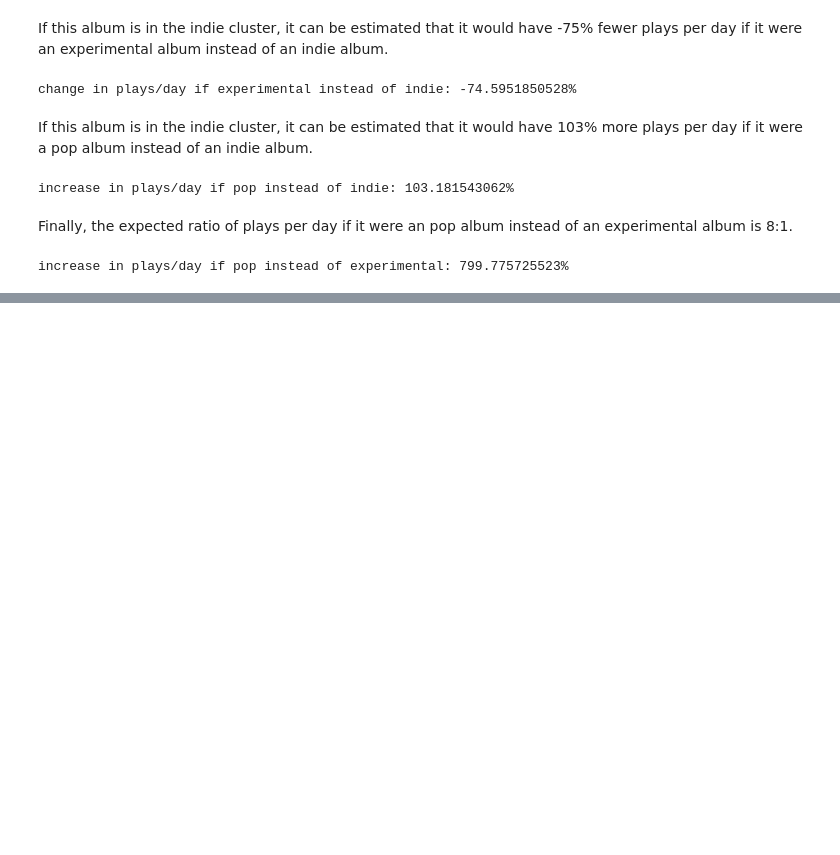
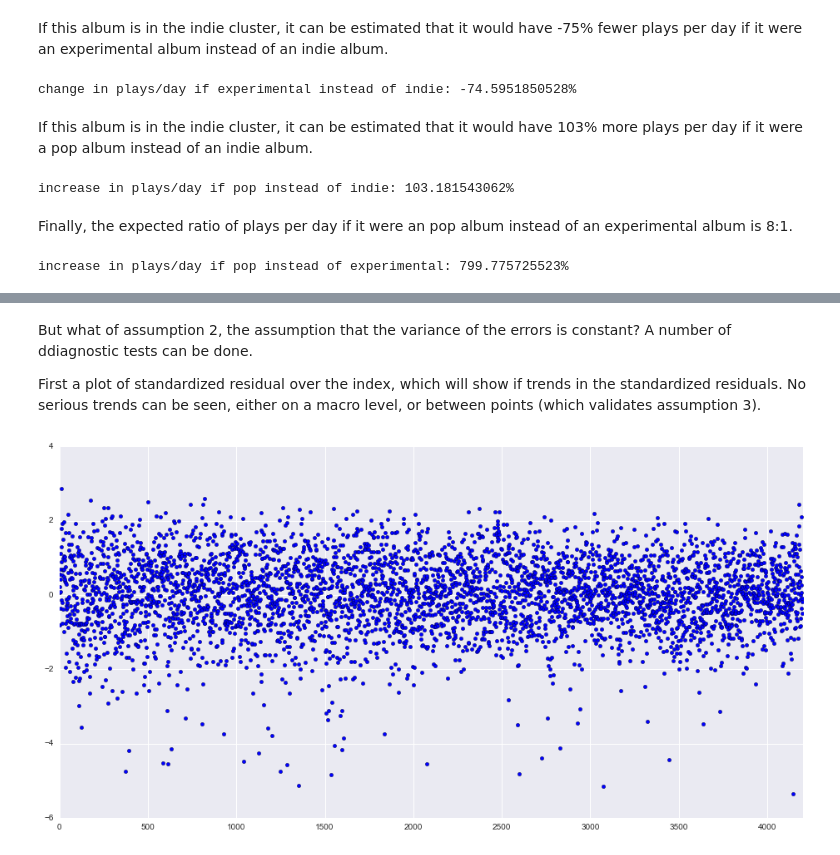
Before and after one commit to JBlumstein/pfk, a Jupyter notebook: Pitchfork_Analysis.ipynb, the cells around one changed output, grey strips where cells are left out. Cells and saved outputs as stored; diff of their text form; code cells hidden in the pictures; blank space fills up the shorter version.

```diff
--- a/Pitchfork_Analysis.ipynb
+++ b/Pitchfork_Analysis.ipynb
@@ -778,0 +827,12 @@ increase in plays/day if pop instead of experimental: 799.775725523%
+# %% [markdown]
+<p>But what of assumption 2, the assumption that the variance of the errors is constant? A number of ddiagnostic tests can be done.</p>
+
+<p>First a plot of standardized residual over the index, which will show if trends in the standardized residuals. No serious trends can be seen, either on a macro level, or between points (which validates assumption 3).</p>
+# %%
+f3, order_plot = plt.subplots() #supblot rqplot in figure f
+order_plot.scatter(df_f3.index,df_f3['standardized_residuals'])
+order_plot.set_xlim(left=0)
+order_plot.set_xlim(right=4200)
+f3.set_size_inches((16,8))
+# %% [output]
+[figure, added]
```
Also changed, not shown: parts of 16 cells of this notebook.
